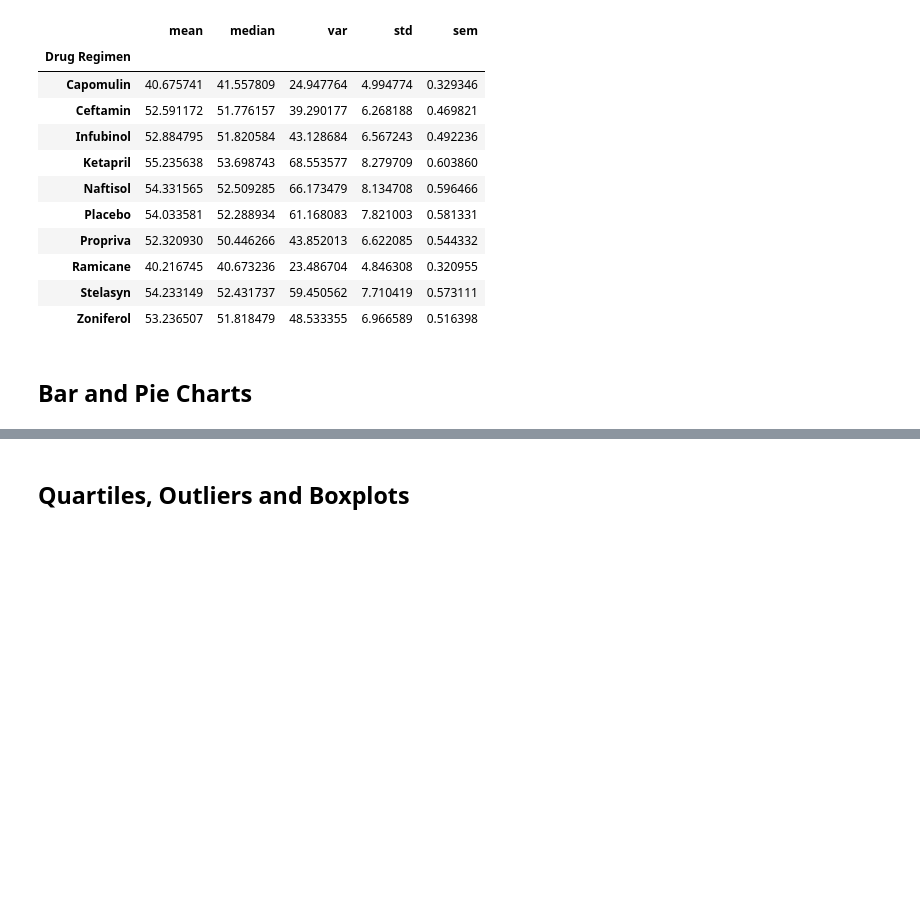
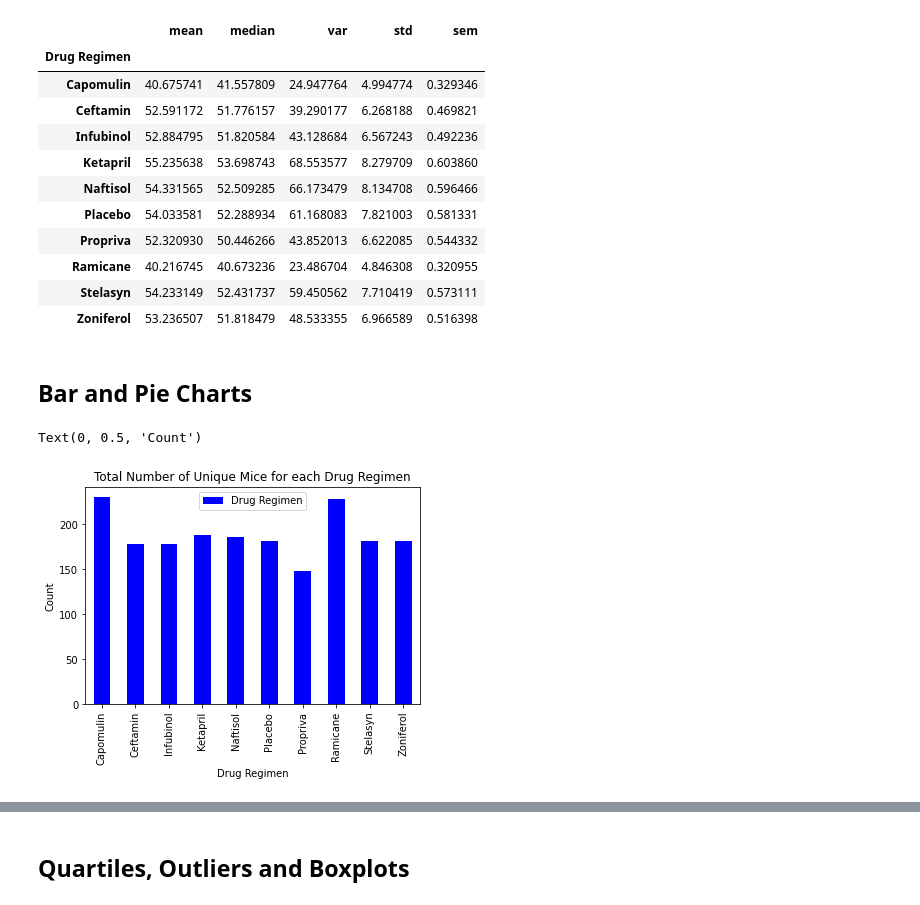
Before and after one commit to StephenTrella/MatPlotLibChallenge, a Jupyter notebook: pymaceuticals_starter.ipynb, the cells around one changed output, grey strips where cells are left out. Saved outputs shown, nothing was run; the diff lists cells and outputs as text; code cells hidden in the pictures; blank space fills up the shorter version.

```diff
--- a/pymaceuticals_starter.ipynb
+++ b/pymaceuticals_starter.ipynb
@@ -148,3 +159,15 @@ first
 ## Bar and Pie Charts
 # %%
 # Generate a bar plot showing the total number of unique mice tested on each drug regimen using pandas.
+
+Drug_Count = pd.DataFrame(Drug_Regimen['Drug Regimen'].count())
+
+Mice_count_chart = Drug_Count.plot(kind='bar', title="Total Number of Unique Mice for each Drug Regimen", color="blue")
+
+Mice_count_chart
+
+Mice_count_chart.set_xlabel("Drug Regimen")
+Mice_count_chart.set_ylabel("Count")
+# %% [output]
+Text(0, 0.5, 'Count')
+[figure, added]
```
Also changed, not shown: parts of 5 cells of this notebook.
